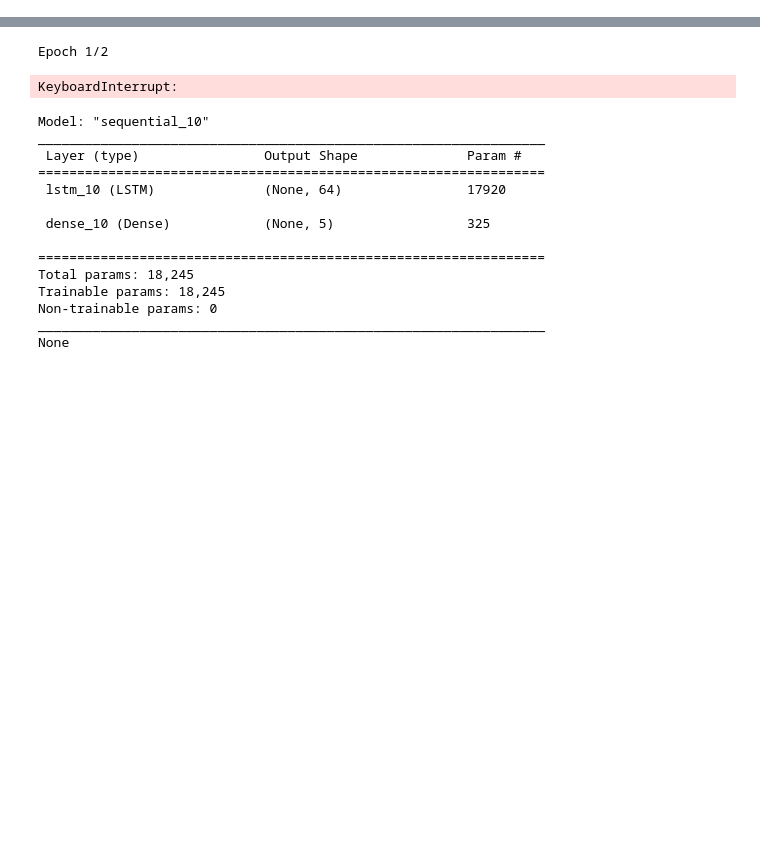
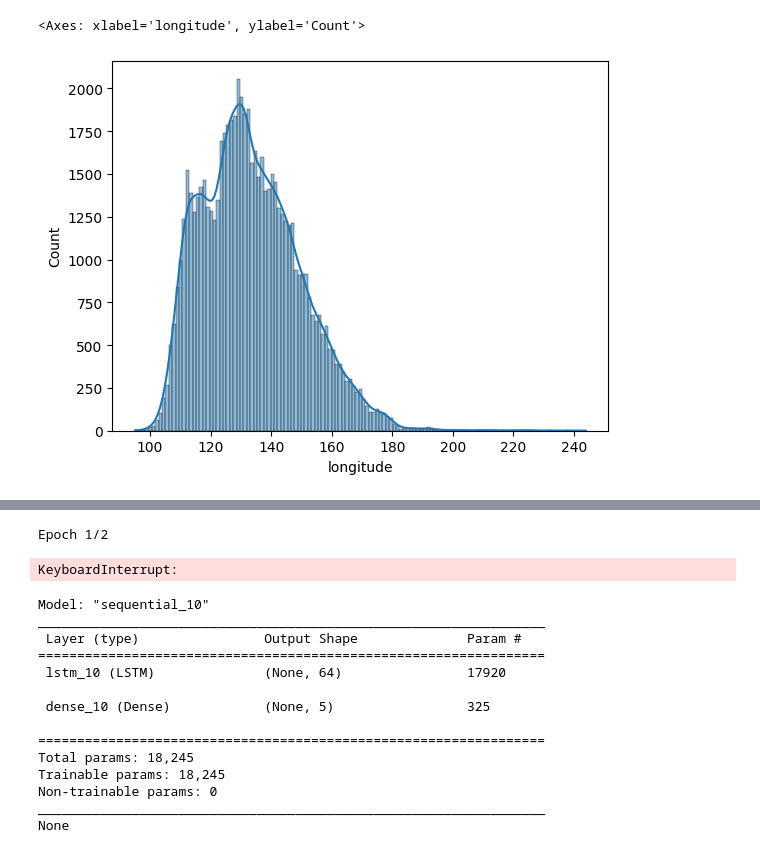
Before and after one commit to HQU-gxy/hurricane_stuff, a Jupyter notebook: LSTM.ipynb, the cells around one changed output, grey strips where cells are left out. Saved outputs shown, nothing was run; the diff lists cells and outputs as text; code cells hidden in the pictures; blank space fills up the shorter version.

```diff
--- a/LSTM.ipynb
+++ b/LSTM.ipynb
@@ -243,0 +223,3 @@ shape: (7, 9)
+# %%
+df_filtered = df.filter(df["wind_speed"] != 0)
+df_filtered.describe()
@@ -243,0 +239,7 @@ shape: (7, 9)
+# %%
+import seaborn as sns
+
+sns.histplot(df_filtered.to_pandas(), x="longitude", kde=True)
+# %% [output]
+<Axes: xlabel='longitude', ylabel='Count'>
+[figure, added]
```
Also changed, not shown: parts of 12 cells of this notebook.
